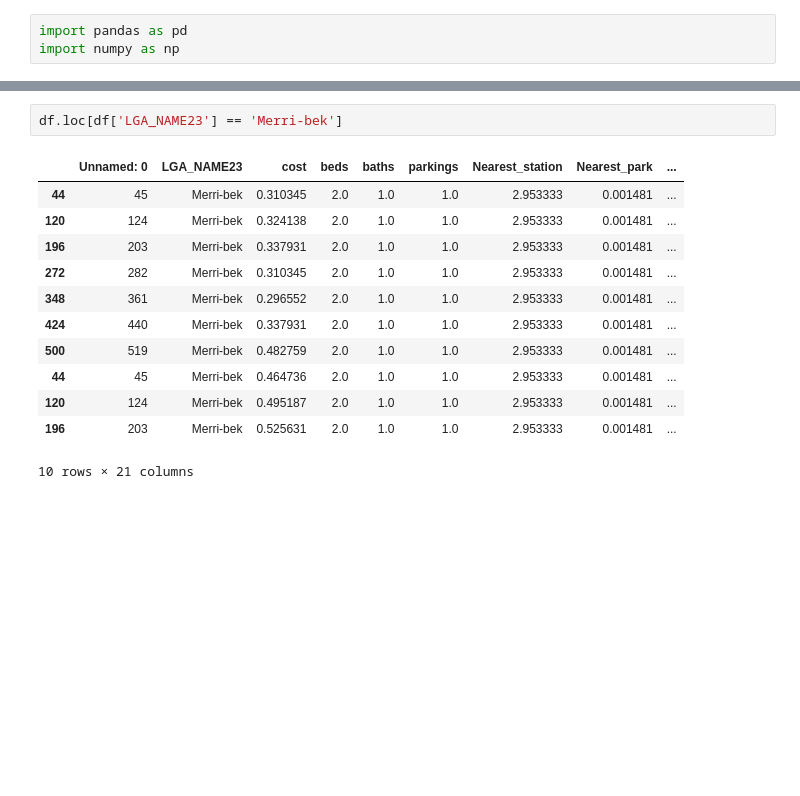
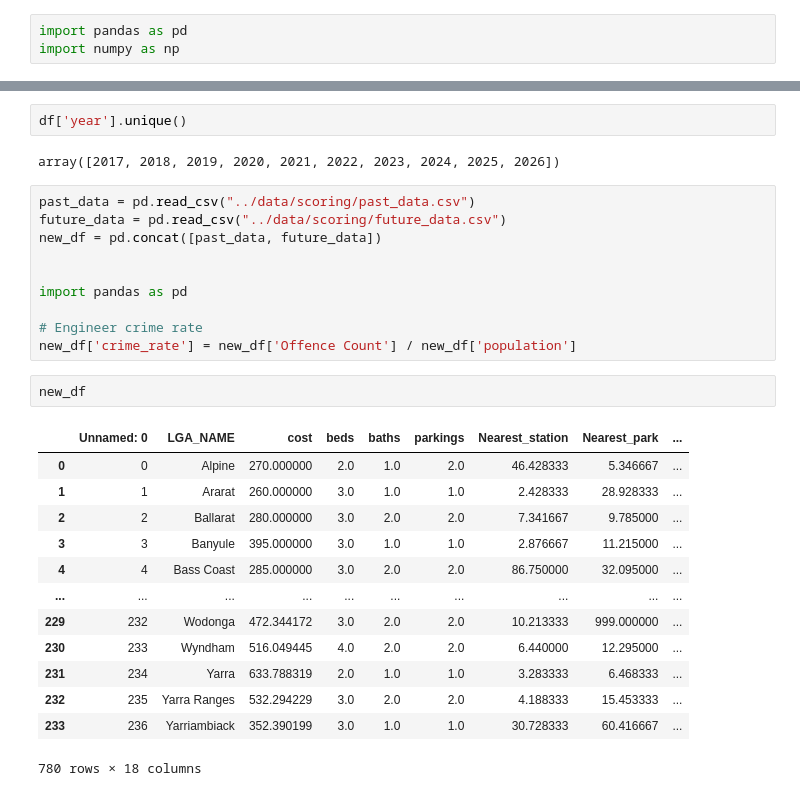
Before and after one commit to HenrikHao/real-estate-industry-project, a Jupyter notebook: notebooks/scoring.ipynb, the cells around one changed output, grey strips where cells are left out. Cells and saved outputs as stored; diff of their text form; blank space fills up the shorter version.

```diff
--- a/notebooks/scoring.ipynb
+++ b/notebooks/scoring.ipynb
@@ -65,15 +75,30 @@ Name: final_score, Length: 76, dtype: float64
-# %%
-df.loc[df['LGA_NAME23'] == 'Merri-bek']
-# %% [output]
-|  | Unnamed: 0 | LGA_NAME23 | cost | beds | baths | parkings | Nearest_station | Nearest_park | ... |
-| 44 | 45 | Merri-bek | 0.310345 | 2.0 | 1.0 | 1.0 | 2.953333 | 0.001481 | ... |
-| 120 | 124 | Merri-bek | 0.324138 | 2.0 | 1.0 | 1.0 | 2.953333 | 0.001481 | ... |
-| 196 | 203 | Merri-bek | 0.337931 | 2.0 | 1.0 | 1.0 | 2.953333 | 0.001481 | ... |
-| 272 | 282 | Merri-bek | 0.310345 | 2.0 | 1.0 | 1.0 | 2.953333 | 0.001481 | ... |
-| 348 | 361 | Merri-bek | 0.296552 | 2.0 | 1.0 | 1.0 | 2.953333 | 0.001481 | ... |
-| 424 | 440 | Merri-bek | 0.337931 | 2.0 | 1.0 | 1.0 | 2.953333 | 0.001481 | ... |
-| 500 | 519 | Merri-bek | 0.482759 | 2.0 | 1.0 | 1.0 | 2.953333 | 0.001481 | ... |
-| 44 | 45 | Merri-bek | 0.464736 | 2.0 | 1.0 | 1.0 | 2.953333 | 0.001481 | ... |
-| 120 | 124 | Merri-bek | 0.495187 | 2.0 | 1.0 | 1.0 | 2.953333 | 0.001481 | ... |
-| 196 | 203 | Merri-bek | 0.525631 | 2.0 | 1.0 | 1.0 | 2.953333 | 0.001481 | ... |
-10 rows × 21 columns
+# %%
+df['year'].unique()
+# %% [output]
+array([2017, 2018, 2019, 2020, 2021, 2022, 2023, 2024, 2025, 2026])
+# %%
+past_data = pd.read_csv("../data/scoring/past_data.csv")
+future_data = pd.read_csv("../data/scoring/future_data.csv")
+new_df = pd.concat([past_data, future_data])
+
+
+import pandas as pd
+
+# Engineer crime rate
+new_df['crime_rate'] = new_df['Offence Count'] / new_df['population']
+# %%
+new_df
+# %% [output]
+|  | Unnamed: 0 | LGA_NAME | cost | beds | baths | parkings | Nearest_station | Nearest_park | ... |
+| 0 | 0 | Alpine | 270.000000 | 2.0 | 1.0 | 2.0 | 46.428333 | 5.346667 | ... |
+| 1 | 1 | Ararat | 260.000000 | 3.0 | 1.0 | 1.0 | 2.428333 | 28.928333 | ... |
+| 2 | 2 | Ballarat | 280.000000 | 3.0 | 2.0 | 2.0 | 7.341667 | 9.785000 | ... |
+| 3 | 3 | Banyule | 395.000000 | 3.0 | 1.0 | 1.0 | 2.876667 | 11.215000 | ... |
+| 4 | 4 | Bass Coast | 285.000000 | 3.0 | 2.0 | 2.0 | 86.750000 | 32.095000 | ... |
+| ... | ... | ... | ... | ... | ... | ... | ... | ... | ... |
+| 229 | 232 | Wodonga | 472.344172 | 3.0 | 2.0 | 2.0 | 10.213333 | 999.000000 | ... |
+| 230 | 233 | Wyndham | 516.049445 | 4.0 | 2.0 | 2.0 | 6.440000 | 12.295000 | ... |
+| 231 | 234 | Yarra | 633.788319 | 2.0 | 1.0 | 1.0 | 3.283333 | 6.468333 | ... |
+| 232 | 235 | Yarra Ranges | 532.294229 | 3.0 | 2.0 | 2.0 | 4.188333 | 15.453333 | ... |
+| 233 | 236 | Yarriambiack | 352.390199 | 3.0 | 1.0 | 1.0 | 30.728333 | 60.416667 | ... |
+780 rows × 18 columns
```
Also changed, not shown: parts of 27 cells of this notebook, 2 other files.
